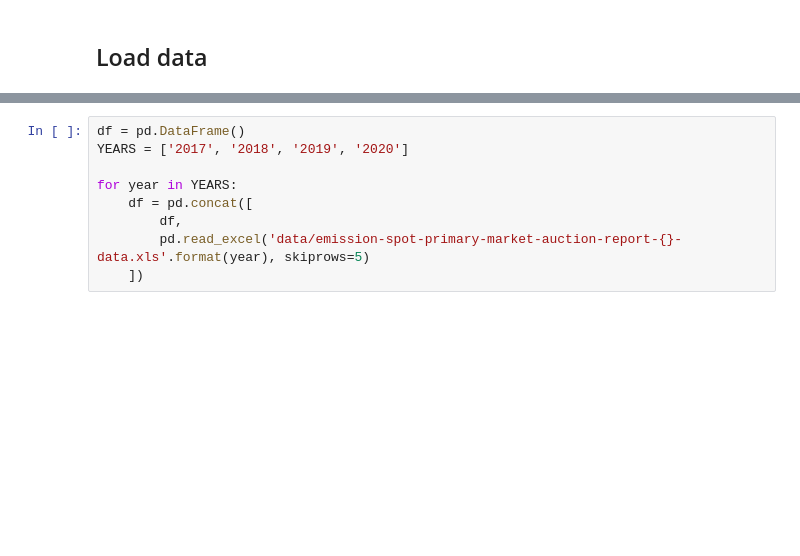
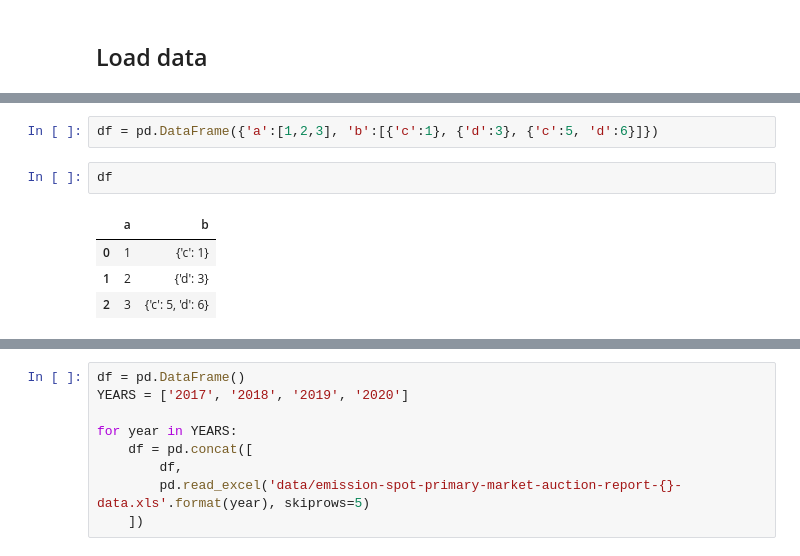
Before and after one commit to alexisthual/ets-allocations-analysis, a Jupyter notebook: ETS_auction_analysis.ipynb, the cells around one changed output, grey strips where cells are left out. Saved outputs shown, nothing was run; the diff lists cells and outputs as text; blank space fills up the shorter version.

```diff
--- a/ETS_auction_analysis.ipynb
+++ b/ETS_auction_analysis.ipynb
@@ -9,0 +59,9 @@ sns.set(style="whitegrid")
+# %%
+df = pd.DataFrame({'a':[1,2,3], 'b':[{'c':1}, {'d':3}, {'c':5, 'd':6}]})
+# %%
+df
+# %% [output]
+|  | a | b |
+| 0 | 1 | {'c': 1} |
+| 1 | 2 | {'d': 3} |
+| 2 | 3 | {'c': 5, 'd': 6} |
```
Also changed, not shown: parts of 10 cells of this notebook, 2 other files.
